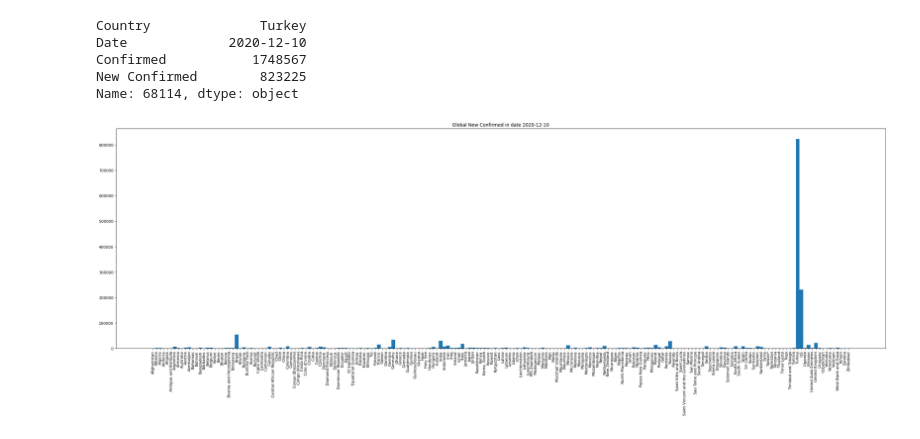
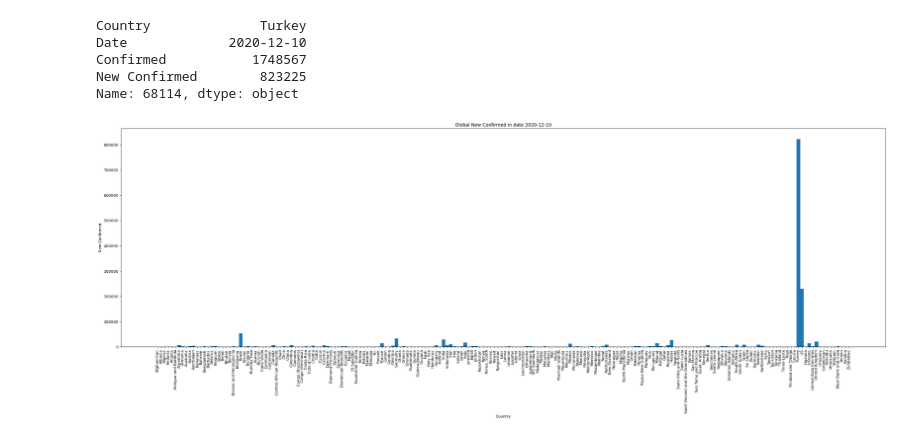
Before and after one commit to ferra-rally/CovidCPS, a Jupyter notebook: CPS.ipynb, the cells around one changed output. Cells and saved outputs as stored; diff of their text form; code cells hidden in the pictures.

```diff
--- a/CPS.ipynb
+++ b/CPS.ipynb
@@ -265,21 +225,24 @@ Name: 68114, dtype: object
 # %%
 #Bar graph for global cases in a single date
 date = "2020-12-10"
 field = "New Confirmed"
 
 df_filtered = df.loc[df["Date"] == date]
 countries = df_filtered["Country"]
 
 fig = plt.figure(num=None, figsize=(35, 10), dpi=80, facecolor='w', edgecolor='k')
 width = 3
 
 #TODO aggiungere titoli agli assi
 
 ax = fig.add_axes([0.1, 0.1, 0.8, 0.8])
 ax.bar(range(0, len(countries) * width, width), df_filtered[field], width=width, align='center')
 ax.set_xticklabels(df_filtered["Country"], rotation=90)
+
+ax.set_xlabel("Country")
+ax.set_ylabel(field)
 ax.set_xticks(range(0, len(countries) * width, width))
 ax.set_title("Global %s in date %s" % (field, date))
 plt.show()
 # %% [output]
-[figure, old version]
+[figure, new version]
```
Also changed, not shown: parts of 10 cells of this notebook.
